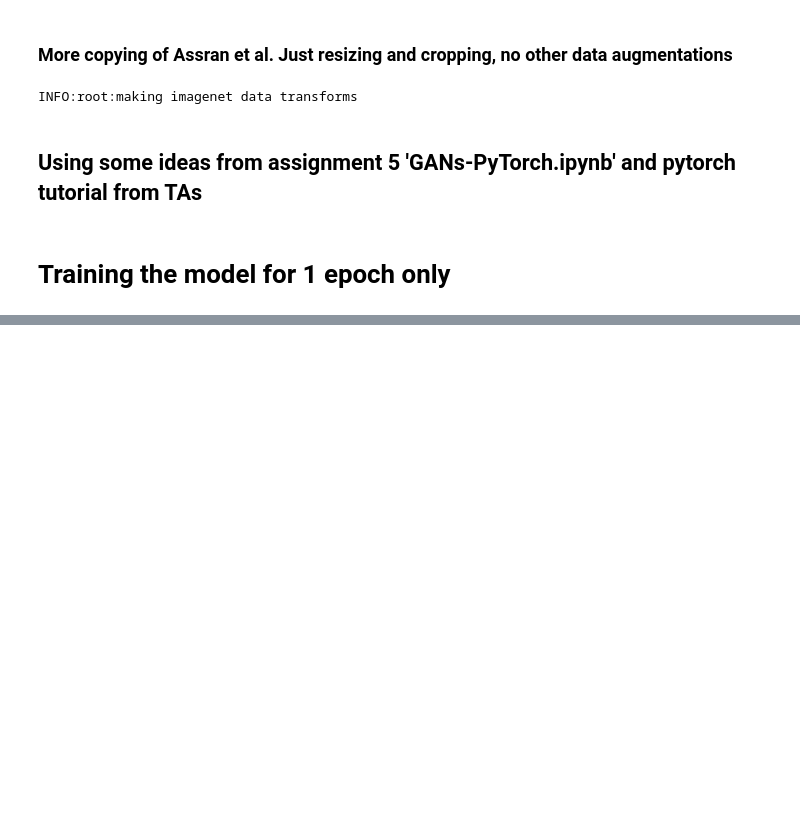
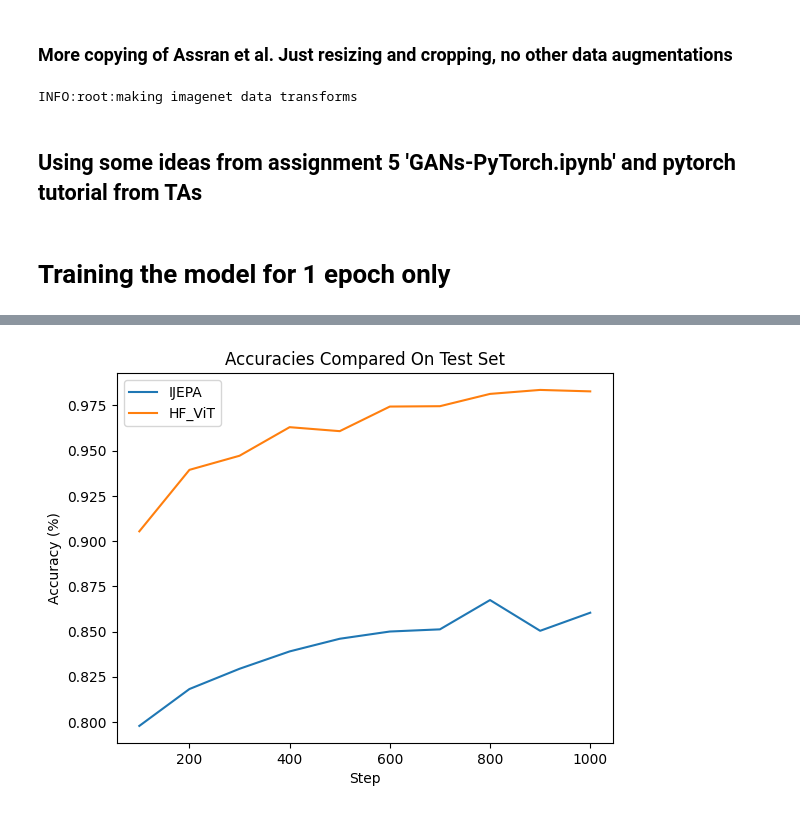
Before and after one commit to Thom-kauf/ViT_Classification, a Jupyter notebook: ijepa/IJEPA_classification.ipynb, the cells around one changed output, grey strips where cells are left out. Cells and saved outputs as stored; diff of their text form; code cells hidden in the pictures; blank space fills up the shorter version.

```diff
--- a/ijepa/IJEPA_classification.ipynb
+++ b/ijepa/IJEPA_classification.ipynb
@@ -236,0 +221,17 @@ Training accuracy after one epoch:  0.8597999811172485
+# %%
+steps = [100, 200, 300, 400, 500, 600, 700, 800, 900, 1000]
+
+IJEPA_acc = [0.7978, 0.8182, 0.8294, 0.8390, 0.8460, 0.8500, 0.8512, 0.8674, 0.8504, 0.8604]
+
+vit_acc = [0.9054, 0.9394, 0.9472, 0.9630, 0.9608, 0.9744, 0.9746, 0.9814, 0.9836, 0.9828]
+
+plt.figure()
+plt.title("Accuracies Compared On Test Set")
+plt.ylabel("Accuracy (%)")
+plt.xlabel("Step")
+plt.plot(steps, IJEPA_acc, label="IJEPA")
+plt.plot(steps, vit_acc, label="HF_ViT")
+plt.legend()
+plt.savefig('./accuracies.png')
+# %% [output]
+[figure, added]
```
Also changed, not shown: parts of 13 cells of this notebook, 5 other files.
